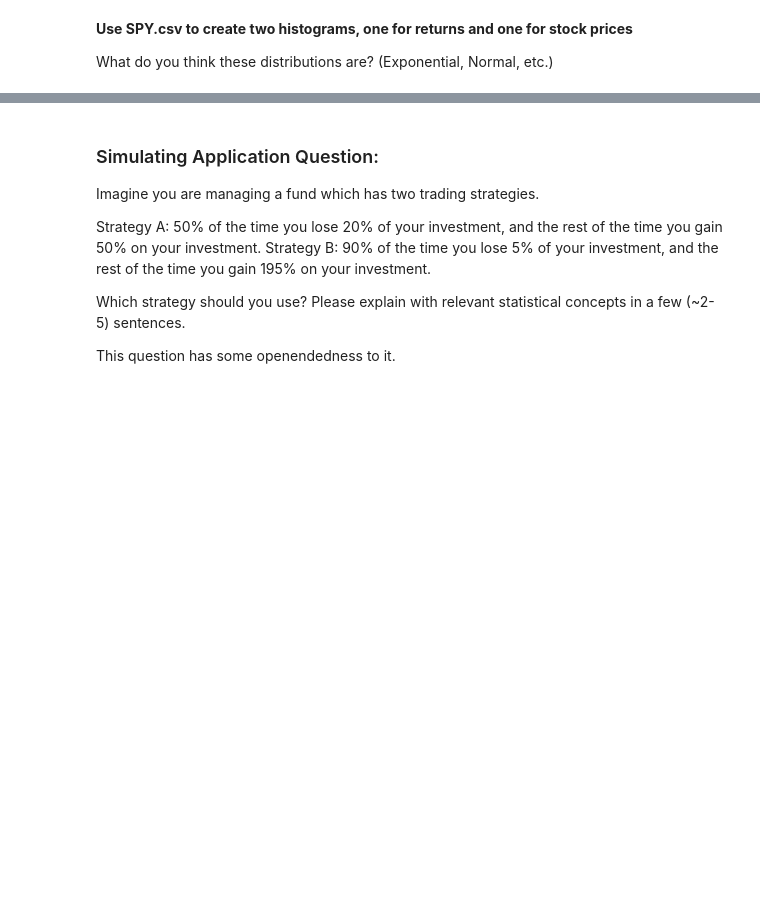
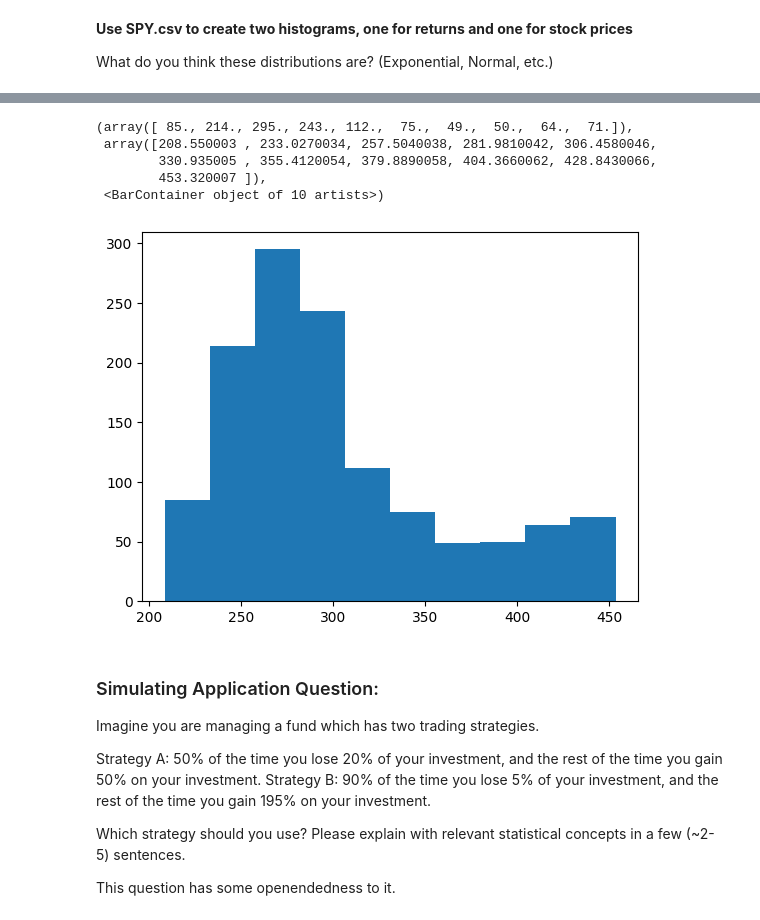
Before and after one commit to irened123/qj-s24, a Jupyter notebook: lecture0_crashcourse.ipynb, the cells around one changed output, grey strips where cells are left out. Saved outputs shown, nothing was run; the diff lists cells and outputs as text; code cells hidden in the pictures; blank space fills up the shorter version.

```diff
--- a/lecture0_crashcourse.ipynb
+++ b/lecture0_crashcourse.ipynb
@@ -404,3 +437,18 @@ What do you think these distributions are? (Exponential, Normal, etc.)
+# %%
+import pandas as pd
+from matplotlib import pyplot as plt
+import numpy as np
+
+data = pd.read_csv('SPY.csv')
+data['returns'] = (data['Close'] - data['Open']) / data['Open']
+plt.hist(data['Open'])
+# %% [output]
+(array([ 85., 214., 295., 243., 112.,  75.,  49.,  50.,  64.,  71.]),
+ array([208.550003 , 233.0270034, 257.5040038, 281.9810042, 306.4580046,
+        330.935005 , 355.4120054, 379.8890058, 404.3660062, 428.8430066,
+        453.320007 ]),
+ <BarContainer object of 10 artists>)
+[figure, added]
 # %% [markdown]
 ### Simulating Application Question:
 Imagine you are managing a fund which has two trading strategies.
```
Also changed, not shown: parts of 8 cells of this notebook.
